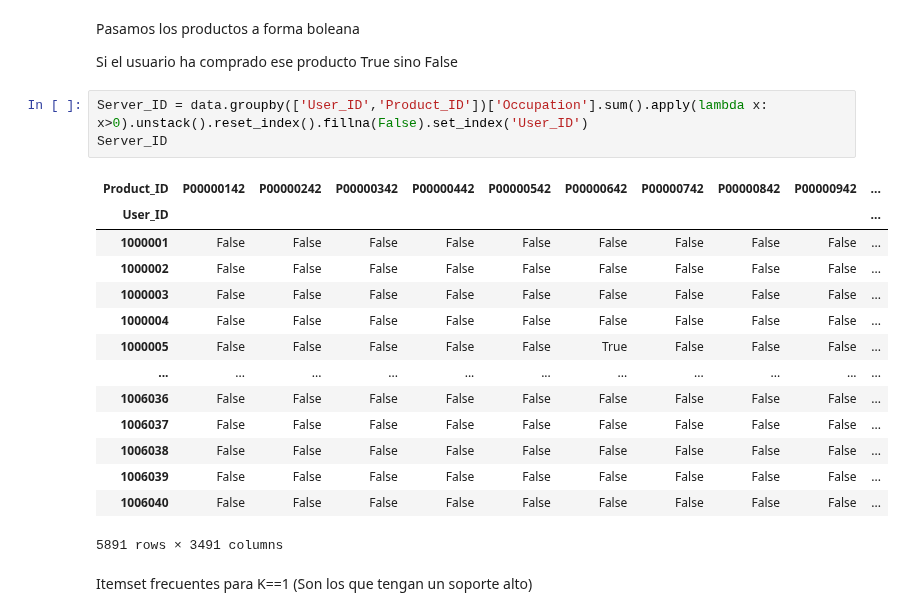
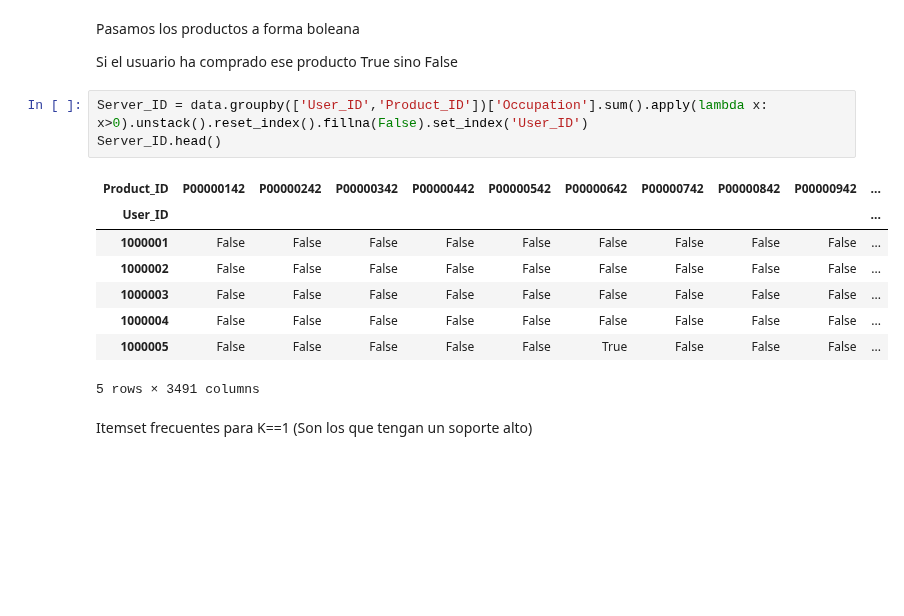
Before and after one commit to javierarteagapuell/deeplearning, a Jupyter notebook: Prac2Ej1.ipynb, the cells around one changed output. Cells and saved outputs as stored; diff of their text form; blank space fills up the shorter version.

```diff
--- a/Prac2Ej1.ipynb
+++ b/Prac2Ej1.ipynb
@@ -86,22 +86,16 @@ Si el usuario ha comprado ese producto True
 sino False
 # %%
 Server_ID = data.groupby(['User_ID','Product_ID'])['Occupation'].sum().apply(lambda x: x>0).unstack().reset_index().fillna(False).set_index('User_ID')
-Server_ID
+Server_ID.head()
 # %% [output]
 | Product_ID | P00000142 | P00000242 | P00000342 | P00000442 | P00000542 | P00000642 | P00000742 | P00000842 | P00000942 | ... |
 | User_ID |  |  |  |  |  |  |  |  |  | ... |
 | 1000001 | False | False | False | False | False | False | False | False | False | ... |
 | 1000002 | False | False | False | False | False | False | False | False | False | ... |
 | 1000003 | False | False | False | False | False | False | False | False | False | ... |
 | 1000004 | False | False | False | False | False | False | False | False | False | ... |
 | 1000005 | False | False | False | False | False | True | False | False | False | ... |
-| ... | ... | ... | ... | ... | ... | ... | ... | ... | ... | ... |
-| 1006036 | False | False | False | False | False | False | False | False | False | ... |
-| 1006037 | False | False | False | False | False | False | False | False | False | ... |
-| 1006038 | False | False | False | False | False | False | False | False | False | ... |
-| 1006039 | False | False | False | False | False | False | False | False | False | ... |
-| 1006040 | False | False | False | False | False | False | False | False | False | ... |
-5891 rows × 3491 columns
+5 rows × 3491 columns
 # %% [markdown]
 Itemset frecuentes para K==1 (Son los que tengan un soporte alto)
 # %%
```
Also changed, not shown: parts of 10 cells of this notebook.
